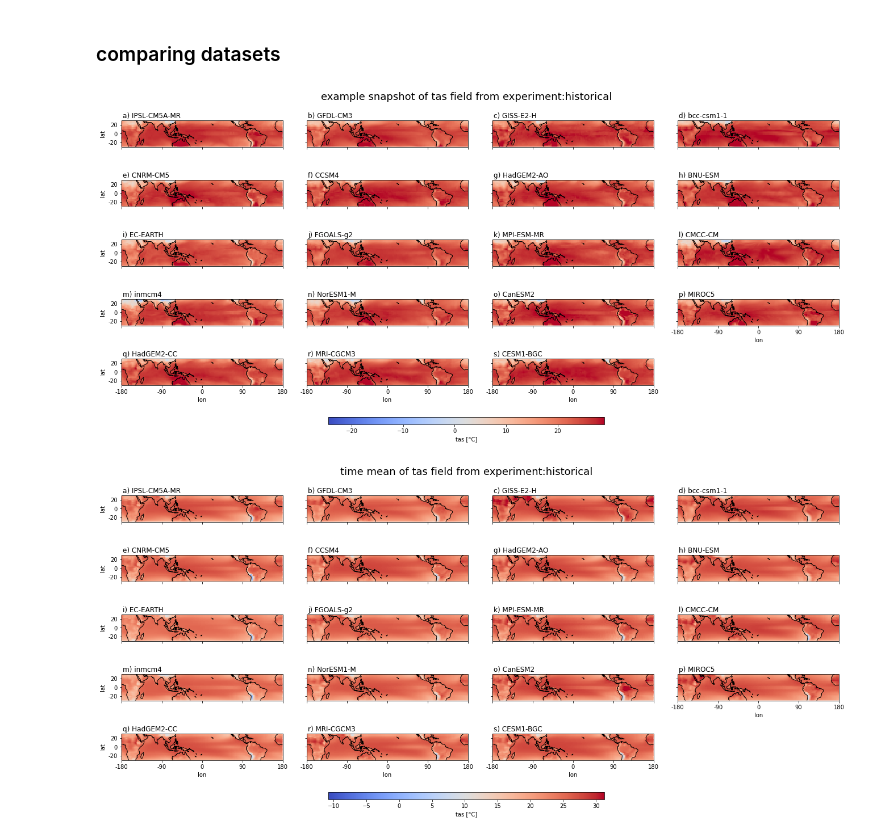
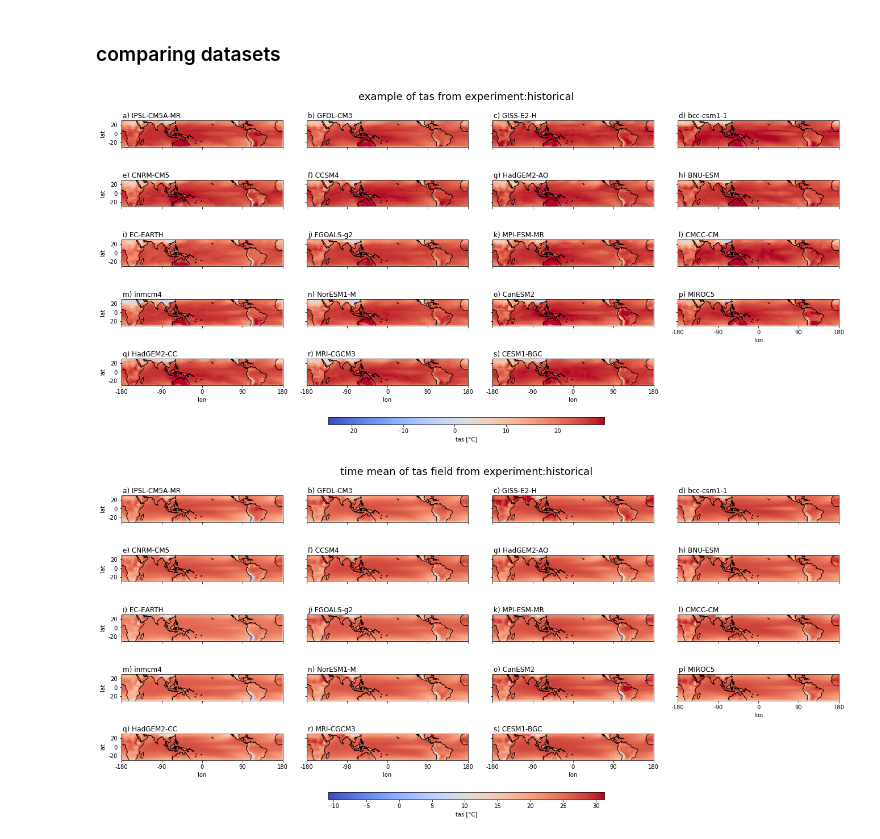
Before and after one commit to PBlackberg/phd, a Jupyter notebook: testing/metric/temp/tas.ipynb, the cells around one changed output. Drawn from its saved outputs; the diff is of its cells as text; code cells hidden in the pictures.

```diff
--- a/testing/metric/temp/tas.ipynb
+++ b/testing/metric/temp/tas.ipynb
@@ -163,7 +179,7 @@ Attributes:
 # %%
 variable = 'tas'
 
-models = [
+models_cmip5 = [
     'IPSL-CM5A-MR', # 1
     'GFDL-CM3',     # 2
     'GISS-E2-H',    # 3
@@ -185,68 +201,91 @@ models = [
     'CESM1-BGC'     # 19
     ]
 
+models_cmip6 = [
+    # 'TaiESM1',        # 1
+    # 'BCC-CSM2-MR',    # 2
+    # 'FGOALS-g3',      # 3
+    # 'CNRM-CM6-1',     # 4
+    # 'MIROC6',         # 5
+    # 'MPI-ESM1-2-HR',  # 6
+    # 'NorESM2-MM',     # 7
+    # 'GFDL-CM4',       # 8
+    # 'CanESM5',        # 9
+    # 'CMCC-ESM2',      # 10
+    # 'UKESM1-0-LL',    # 11
+    # 'MRI-ESM2-0',     # 12
+    # 'CESM2',          # 13
+    # 'NESM3'           # 14
+    ]
+
 observations = [
     ]
 
-datasets = models + observations
+datasets = models_cmip5 + models_cmip6
+
+resolutions = [
+    # 'orig',
+    'regridded'
+    ]
+
+experiments =[
+    'historical',
+    # 'rcp85'
+    ]
 # %%
-absolute_limits = True
+common_limit = True
 quantile_low = 0
 quantile_high = 0.95
-if absolute_limits:
+if common_limit:
     vmin, vmax = [], []
     for dataset in datasets:
-
-        data = get_dsvariable(variable, dataset, experiments[0])[variable].isel(time=0)
+        data = get_dsvariable(variable, dataset, experiments[0], home, resolutions[0])[variable].isel(time=0)
         y= data
 
         vmin = np.append(vmin, np.quantile(y, quantile_low))
         vmax = np.append(vmax, np.quantile(y, quantile_high))
-
     vmin = np.min(vmin)
     vmax = np.max(vmax)
-
 else:
     vmin, vmax = None, None
 
 
 fig= plt.figure(figsize=(22.5,17.5))
-title = 'example snapshot of {} field from experiment:{}'.format(variable, experiments[0])
+title = 'example of {} from experiment:{}'.format(variable, experiments[0])
 
 fig.suptitle(title, fontsize=18, x= 0.575, y=0.80)
-
 for i, dataset in enumerate(datasets):
     ax= fig.add_subplot(5,4,i+1,projection=cartopy.crs.PlateCarree(central_longitude=180))
 
-    data = get_dsvariable(variable, dataset, experiments[0])[variable].isel(time=0)
+    data = get_dsvariable(variable, dataset, experiments[0], home, resolutions[0])[variable].isel(time=0)
     y = data
 
     cmap = 'coolwarm'
     pcm = plot_scene(y, cmap=cmap, ax=ax, vmin=vmin, vmax=vmax)
 
     letters='abcdefghijklmnopqrst'
     plt.text(-177.5, 35, letters[i] + ') ' + dataset, fontsize=12)
 
     ax.set_xticks([-180, -90, 0, 90, 180])
     ax.set_yticks([-20, 0, 20])
     ax.set_xticklabels('')
     ax.set_yticklabels('')
 
     if (len(datasets)-i)<=4:
         xlabel = 'lon'
         plt.xlabel(xlabel)
         ax.set_xticklabels([-180, -90, 0, 90, 180])
 
     if i== 0 or i==4 or i==8 or i==12 or i==16:
         ylabel = 'lat'
         plt.ylabel(ylabel)
         ax.set_yticklabels([-20, 0, 20])
 
 plt.subplots_adjust(left=0.2, bottom=0.2, right=0.98, top=0.95, wspace=0.15, hspace=-0.8)
 
 cbar_ax = fig.add_axes([0.425, 0.335, 0.3, 0.01])
 cbar = fig.colorbar(pcm, cax=cbar_ax, orientation='horizontal')
 cbar.set_label('{} [{}]'.format('tas', y.units))
 # %% [output]
-[figure, old version]
+[figure, new version]
 # %%
```
Also changed, not shown: parts of 10 cells of this notebook, 12 other files.
